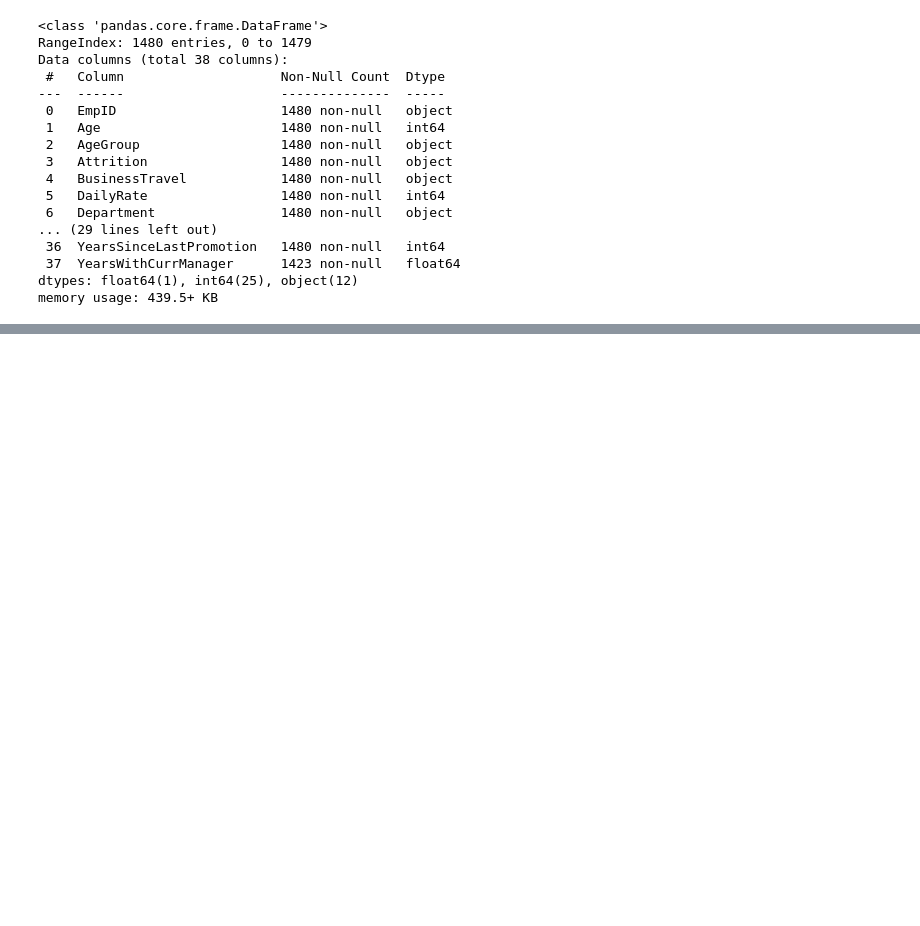
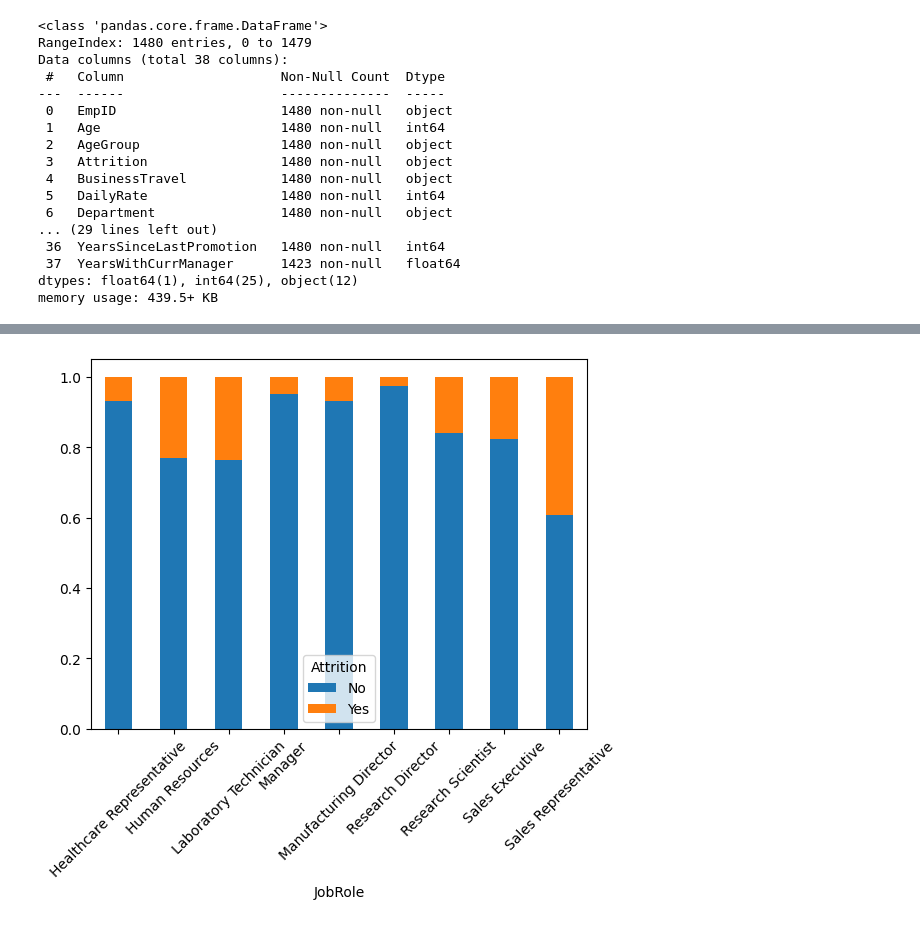
Before and after one commit to rohitranvir/Data-Science, a Jupyter notebook: DATA Cleaning/EDA-4/HR/Untitled.ipynb, the cells around one changed output, grey strips where cells are left out. Drawn from its saved outputs; the diff is of its cells as text; code cells hidden in the pictures; blank space fills up the shorter version.

```diff
--- a/DATA Cleaning/EDA-4/HR/Untitled.ipynb
+++ b/DATA Cleaning/EDA-4/HR/Untitled.ipynb
@@ -35,0 +117,7 @@ memory usage: 439.5+ KB
+# %%
+attrition_role = pd.crosstab(df['JobRole'], df['Attrition'], normalize='index')
+attrition_role.plot(kind='bar', stacked=True)
+plt.xticks(rotation=45)
+plt.show()
+# %% [output]
+[figure, added]
```
Also changed, not shown: parts of 20 cells of this notebook, 2 other files.
